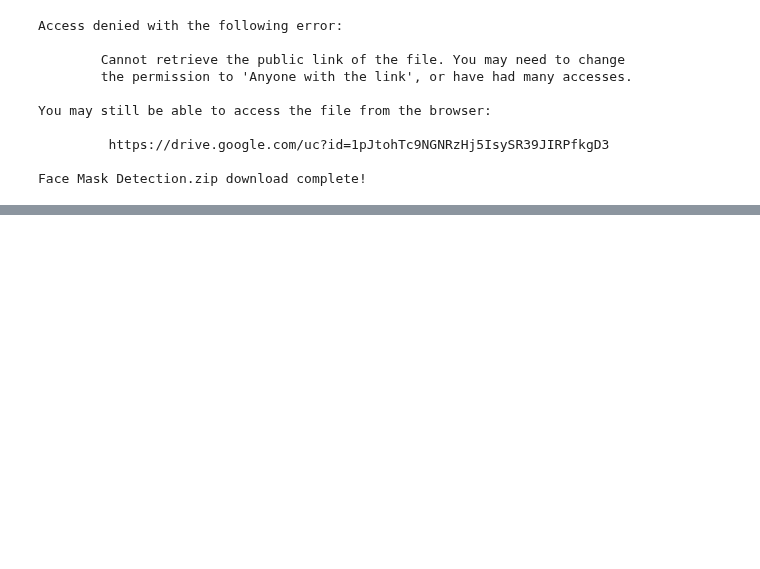
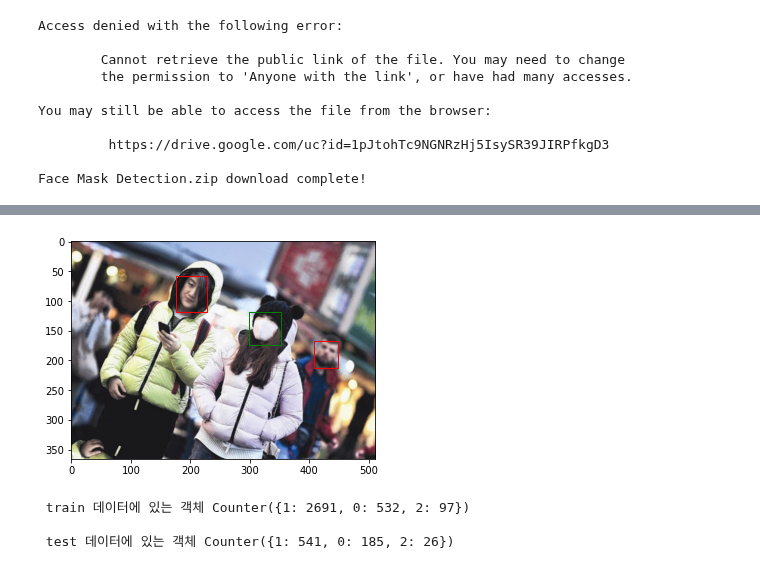
Before and after one commit to Gongsoo/Python3, a Jupyter notebook: mask_detection.ipynb, the cells around one changed output, grey strips where cells are left out. Drawn from its saved outputs; the diff is of its cells as text; code cells hidden in the pictures; blank space fills up the shorter version.

```diff
--- a/mask_detection.ipynb
+++ b/mask_detection.ipynb
@@ -55,0 +186,10 @@ You may still be able to access the file from the browser:
+# %%
+bbox_transform_dataset = BboxAugmentationDataset(
+    path = 'images/',
+    transform = bbox_transform
+)
+
+img, annot = bbox_transform_dataset[0]
+plot_image(img, annot)
+# %% [output]
+[figure, added]
@@ -55,0 +209,32 @@ You may still be able to access the file from the browser:
+# %%
+from tqdm import tqdm
+import pandas as pd
+from collections import Counter
+
+def get_num_objects_for_each_class(dataset):
+
+    total_labels = []
+
+    for img, annot in tqdm(dataset, position = 0, leave = True):
+        total_labels += [int(i) for i in annot['labels']]
+
+    return Counter(total_labels)
+
+
+train_data =  BboxAugmentationDataset(
+    path = 'images/'
+)
+
+test_data =  BboxAugmentationDataset(
+    path = 'test_images/'
+)
+
+train_objects = get_num_objects_for_each_class(train_data)
+test_objects = get_num_objects_for_each_class(test_data)
+
+print('\n train 데이터에 있는 객체', train_objects)
+print('\n test 데이터에 있는 객체', test_objects)
+# %% [output]
+ train 데이터에 있는 객체 Counter({1: 2691, 0: 532, 2: 97})
+
+ test 데이터에 있는 객체 Counter({1: 541, 0: 185, 2: 26})
```
Also changed, not shown: parts of 16 cells of this notebook.
